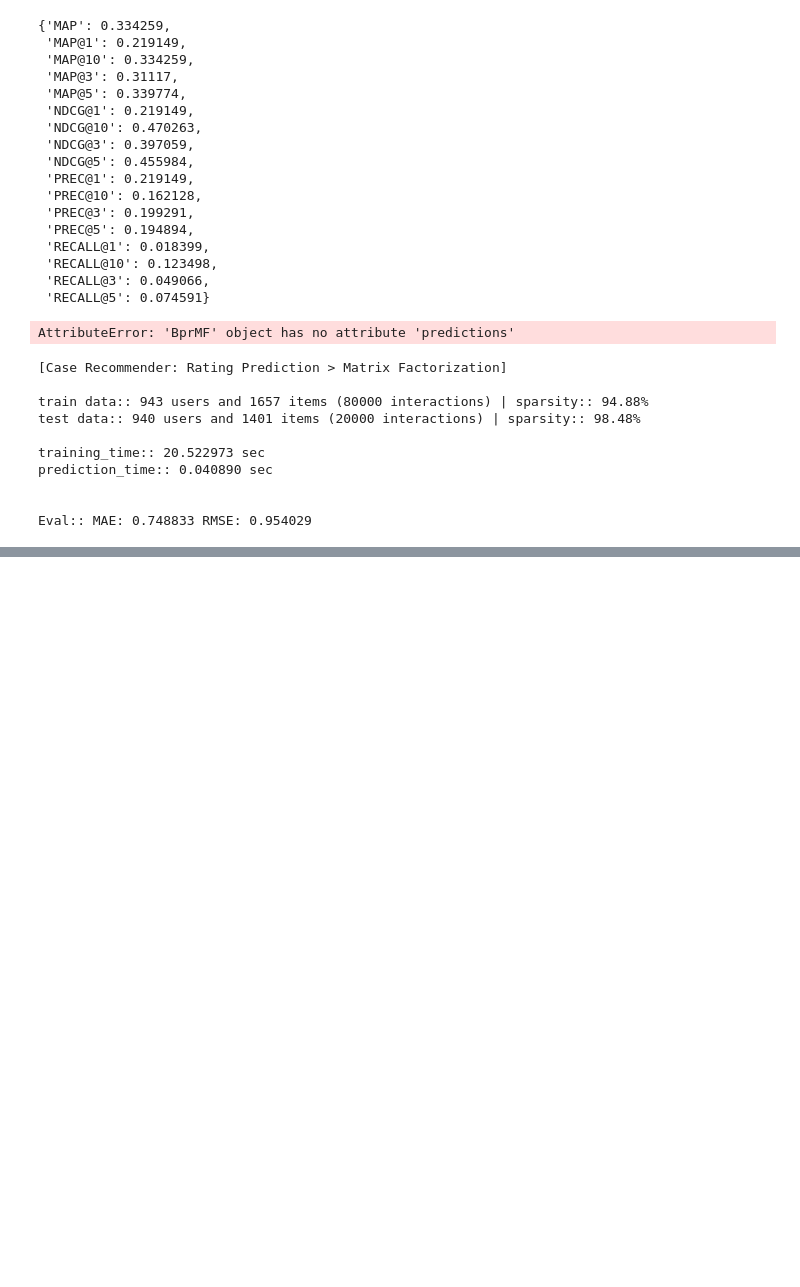
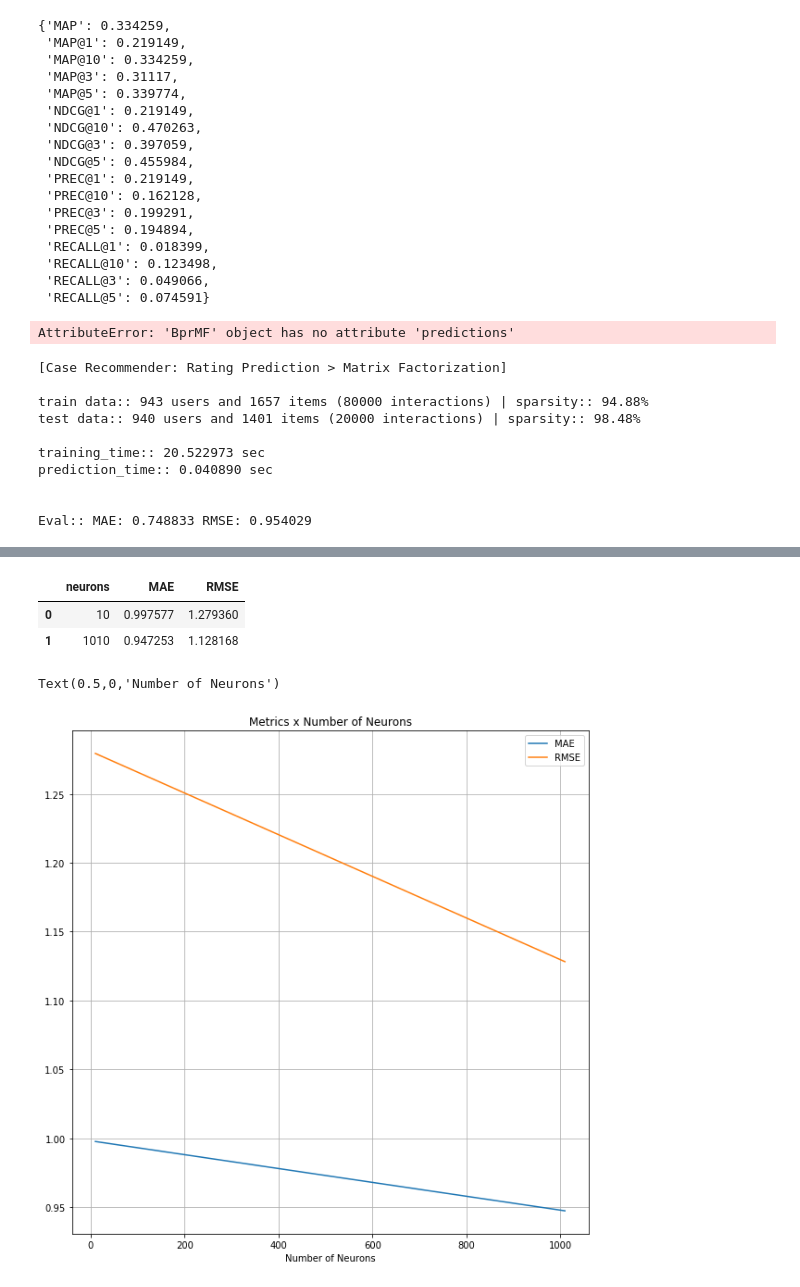
Before and after one commit to guedes-joaofelipe/RecommenderSystem, a Jupyter notebook: Notebooks/Rec_Libraries_Tests/CaseRecommender.ipynb, the cells around one changed output, grey strips where cells are left out. Saved outputs shown, nothing was run; the diff lists cells and outputs as text; code cells hidden in the pictures; blank space fills up the shorter version.

```diff
--- a/Notebooks/Rec_Libraries_Tests/CaseRecommender.ipynb
+++ b/Notebooks/Rec_Libraries_Tests/CaseRecommender.ipynb
@@ -751,0 +752,12 @@ model.predict()
+# %%
+step_size = 1000
+max_percentage = 0.8
+array_eval_neurons = []
+print ("Number of evaluations: ", len( np.arange(10, int(max_percentage*len(model.items)), step_size)))
+
+for num_neurons in np.arange(10, int(max_percentage*len(model.items)), step_size):
+    model = AE(tr, te, num_neurons=num_neurons)
+    model.compute(verbose=True)
+
+    line = [num_neurons, model.evaluation_results['MAE'], model.evaluation_results['RMSE']]
+    array_eval_neurons.append(line)
@@ -751,0 +785,18 @@ model.predict()
+# %%
+df_eval_neurons = pd.DataFrame(data=array_eval_neurons, columns=['neurons', 'MAE', 'RMSE'])
+df_eval_neurons
+# %% [output]
+|  | neurons | MAE | RMSE |
+| 0 | 10 | 0.997577 | 1.279360 |
+| 1 | 1010 | 0.947253 | 1.128168 |
+# %%
+fig, ax = plt.subplots(ncols=1, nrows=1, figsize=(10,10))
+ax.plot(df_eval_neurons['neurons'], df_eval_neurons['MAE'], label='MAE')
+ax.plot(df_eval_neurons['neurons'], df_eval_neurons['RMSE'], label='RMSE')
+ax.legend()
+ax.grid()
+ax.set_title('Metrics x Number of Neurons')
+ax.set_xlabel('Number of Neurons')
+# %% [output]
+Text(0.5,0,'Number of Neurons')
+[figure, added]
```
Also changed, not shown: parts of 27 cells of this notebook, 28 other files.
